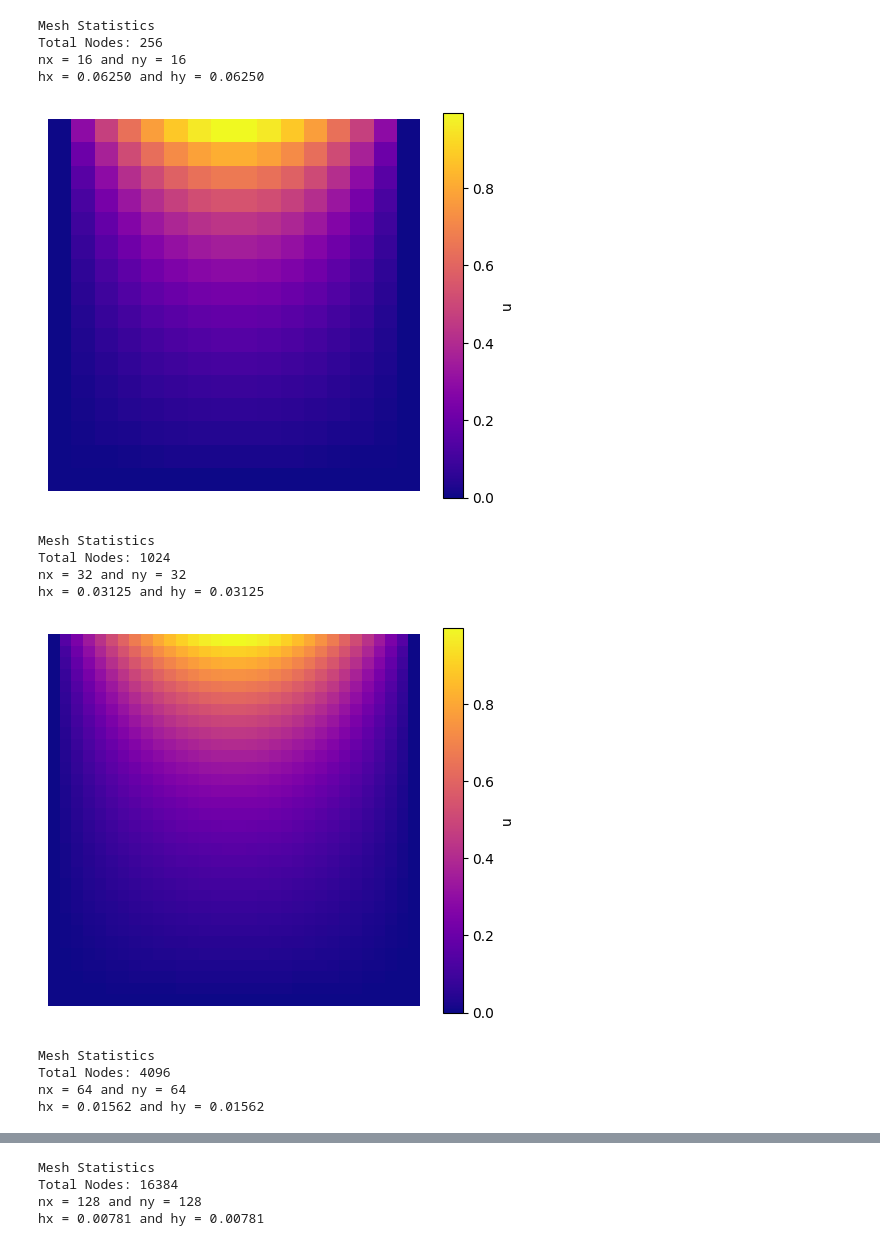
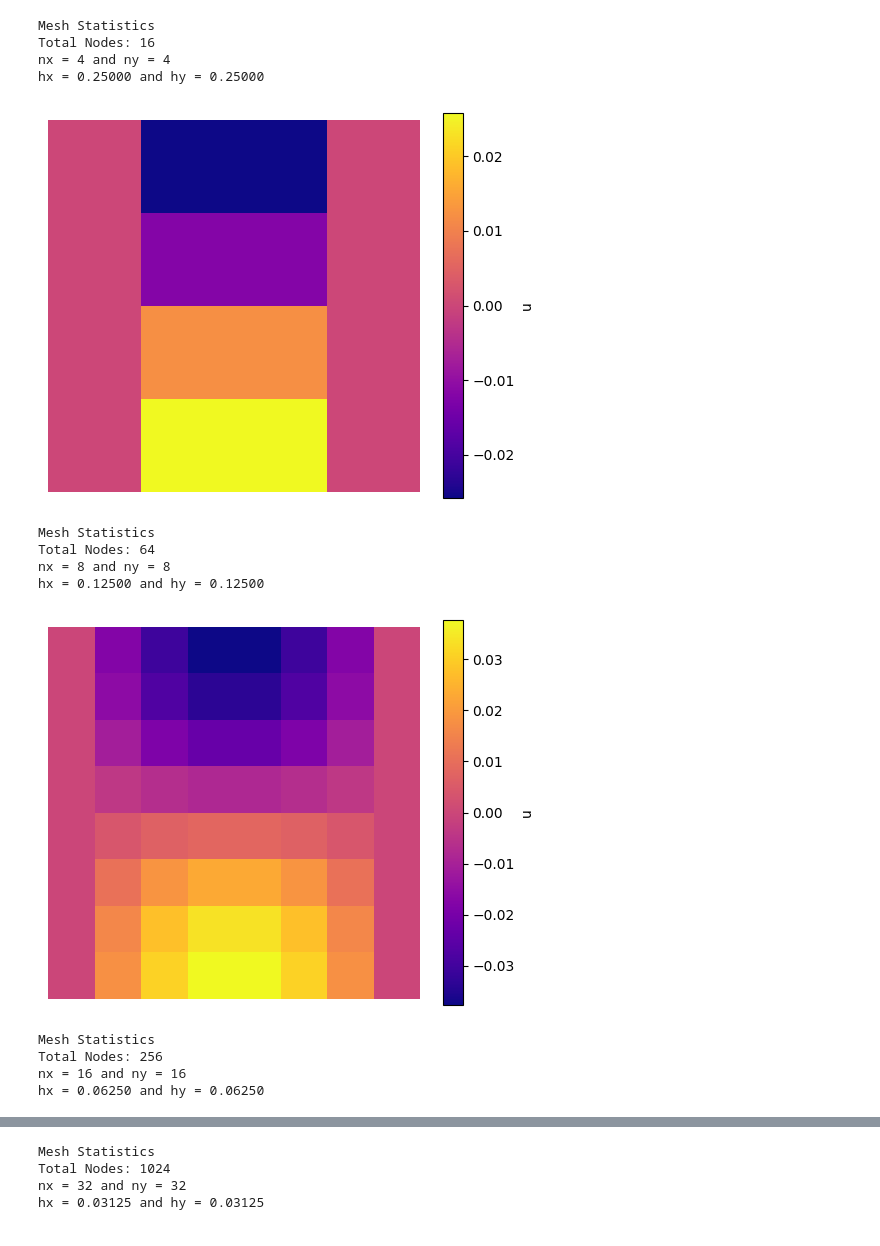
Before and after one commit to Adam-R-Lawrence/CS-555, a Jupyter notebook: cs555_adamrl3_hw_3_1_code.ipynb, the cells around one changed output, grey strips where cells are left out. Drawn from its saved outputs; the diff is of its cells as text; code cells hidden in the pictures.

```diff
--- a/cs555_adamrl3_hw_3_1_code.ipynb
+++ b/cs555_adamrl3_hw_3_1_code.ipynb
@@ -11,7 +12,7 @@ import scipy.sparse as sp
 import scipy.sparse.linalg as sla
 # %%
 def u_exact(x,y):
-    return (np.sinh(np.pi*y)/np.sinh(np.pi)) * np.cos(np.pi*x)
+    return (np.sin(np.pi*x)*np.cos(np.pi*y))/(2*np.power(np.pi,2))
 
 def plot_field(x,y,u):
     fig, ax = plt.subplots(figsize=(6, 5))
@@ -25,4 +26,7 @@ def plot_field(x,y,u):
 
 def gnorm(u, hx, hy):
     return np.sqrt(hx * hy * np.sum(u**2))
+
+def f_func(x, y):
+        return np.sin(np.pi*x)*np.cos(np.pi*y)
 # %%
@@ -94,11 +86,9 @@ def laplace_finite_difference(nx, ny, hx , hy):
     # Return necessary variables for further analysis
     return A, b, u
 # %%
-import numpy as np
-import matplotlib.pyplot as plt
 
-# Define grid sizes for refinement study
-grid_sizes = [16, 32, 64, 128]
+grid_sizes = [4,8,16,32,64]
+
 h_vals = []
 trunc_errors = []
 conv_errors = []
@@ -145,43 +135,60 @@ for nx in grid_sizes:
     h_vals.append(hx)
 
 print("Truncation Errors and Empirical Order:")
 print("Grid size |    hx    | Truncation Error")
 for i, nx in enumerate(grid_sizes):
     print(f"{nx:9d} | {h_vals[i]:.5f} | {trunc_errors[i]:.5e}")
 
 orders_trunc = []
 for i in range(1, len(grid_sizes)):
     order = np.log(trunc_errors[i - 1] / trunc_errors[i]) / np.log(2)
     orders_trunc.append(order)
     print(f"Order between grid {grid_sizes[i - 1]} and {grid_sizes[i]}: {order:.2f}")
 
 print("\nStability (Norm of A^{-1})):")
 print("Grid size |    hx    | Norm of A^-1")
 for i, nx in enumerate(grid_sizes):
     print(f"{nx:9d} | {h_vals[i]:.5f} | {stab_norms[i]:.5e}")
 
 print("\nConvergence Errors and Empirical Order:")
 print("Grid size |    hx    | Convergence Error")
 for i, nx in enumerate(grid_sizes):
     print(f"{nx:9d} | {h_vals[i]:.5f} | {conv_errors[i]:.5e}")
 
 orders_conv = []
 for i in range(1, len(grid_sizes)):
     order = np.log(conv_errors[i - 1] / conv_errors[i]) / np.log(2)
     orders_conv.append(order)
     print(f"Order between grid {grid_sizes[i - 1]} and {grid_sizes[i]}: {order:.2f}")
+
+# Log-log plot of convergence error vs hx
+plt.figure(figsize=(8, 6))
+plt.loglog(h_vals, conv_errors, 'o-', label='Convergence Error')
+plt.xlabel('Grid Spacing (hx)')
+plt.ylabel('Convergence Error')
+plt.title('Log-Log Plot of Convergence Error vs Grid Spacing')
+plt.grid(True, which="both", ls="--")
+plt.legend()
+
+# Calculate and display the gradient (slope)
+if len(h_vals) >= 2:
+    slope = (np.log(conv_errors[1]) - np.log(conv_errors[0])) / (np.log(h_vals[1]) - np.log(h_vals[0]))
+    plt.text(0.05, 0.95, f'Slope = {slope:.2f}', transform=plt.gca().transAxes)
+    print(f"\nSlope of log-log plot: {slope:.2f}")
+
+plt.show()
 # %% [output]
 Mesh Statistics
-Total Nodes: 256
-nx = 16 and ny = 16
-hx = 0.06250 and hy = 0.06250
+Total Nodes: 16
+nx = 4 and ny = 4
+hx = 0.25000 and hy = 0.25000
-[figure, old version]
+[figure, new version]
 Mesh Statistics
-Total Nodes: 1024
-nx = 32 and ny = 32
-hx = 0.03125 and hy = 0.03125
+Total Nodes: 64
+nx = 8 and ny = 8
+hx = 0.12500 and hy = 0.12500
-[figure, old version]
+[figure, new version]
 Mesh Statistics
-Total Nodes: 4096
-nx = 64 and ny = 64
-hx = 0.01562 and hy = 0.01562
+Total Nodes: 256
+nx = 16 and ny = 16
+hx = 0.06250 and hy = 0.06250
@@ -189,4 +196,4 @@ hx = 0.01562 and hy = 0.01562
 Mesh Statistics
-Total Nodes: 16384
-nx = 128 and ny = 128
-hx = 0.00781 and hy = 0.00781
+Total Nodes: 1024
+nx = 32 and ny = 32
+hx = 0.03125 and hy = 0.03125
```
Also changed, not shown: parts of 3 cells of this notebook.
